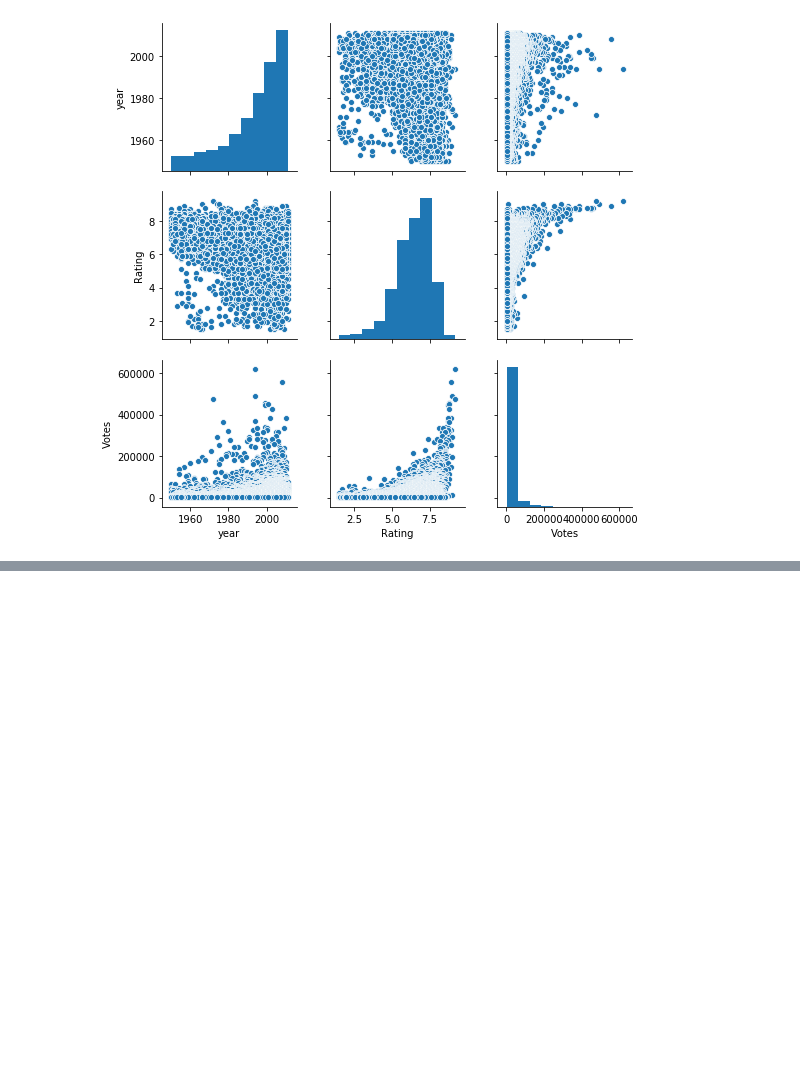
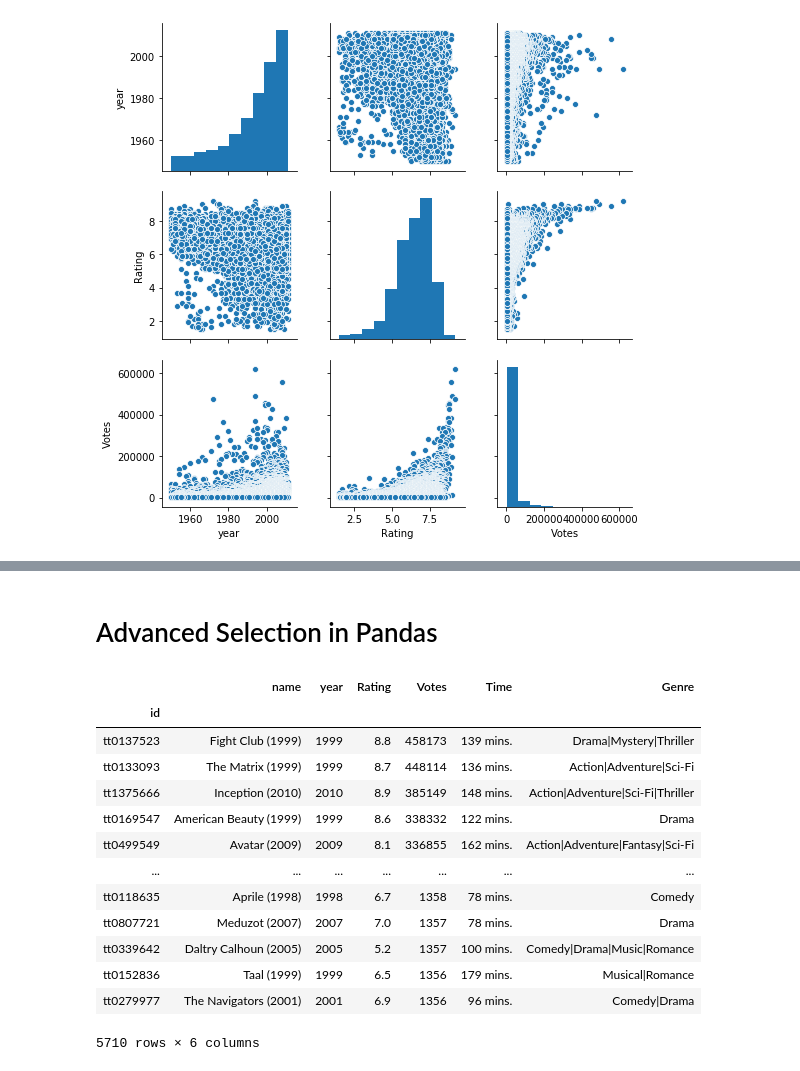
Before and after one commit to nasirhm/onemonth-python, a Jupyter notebook: Jupyter-Week3/Data_Analysis_Intro.ipynb, the cells around one changed output, grey strips where cells are left out. Drawn from its saved outputs; the diff is of its cells as text; code cells hidden in the pictures; blank space fills up the shorter version.

```diff
--- a/Jupyter-Week3/Data_Analysis_Intro.ipynb
+++ b/Jupyter-Week3/Data_Analysis_Intro.ipynb
@@ -262,0 +290,19 @@ sns.pairplot(data)
+# %% [markdown]
+# Advanced Selection in Pandas
+# %%
+data[data['year'] > 1995]
+# %% [output]
+|  | name | year | Rating | Votes | Time | Genre |
+| id |  |  |  |  |  |  |
+| tt0137523 | Fight Club (1999) | 1999 | 8.8 | 458173 | 139 mins. | Drama|Mystery|Thriller |
+| tt0133093 | The Matrix (1999) | 1999 | 8.7 | 448114 | 136 mins. | Action|Adventure|Sci-Fi |
+| tt1375666 | Inception (2010) | 2010 | 8.9 | 385149 | 148 mins. | Action|Adventure|Sci-Fi|Thriller |
+| tt0169547 | American Beauty (1999) | 1999 | 8.6 | 338332 | 122 mins. | Drama |
+| tt0499549 | Avatar (2009) | 2009 | 8.1 | 336855 | 162 mins. | Action|Adventure|Fantasy|Sci-Fi |
+| ... | ... | ... | ... | ... | ... | ... |
+| tt0118635 | Aprile (1998) | 1998 | 6.7 | 1358 | 78 mins. | Comedy |
+| tt0807721 | Meduzot (2007) | 2007 | 7.0 | 1357 | 78 mins. | Drama |
+| tt0339642 | Daltry Calhoun (2005) | 2005 | 5.2 | 1357 | 100 mins. | Comedy|Drama|Music|Romance |
+| tt0152836 | Taal (1999) | 1999 | 6.5 | 1356 | 179 mins. | Musical|Romance |
+| tt0279977 | The Navigators (2001) | 2001 | 6.9 | 1356 | 96 mins. | Comedy|Drama |
+5710 rows × 6 columns
```
Also changed, not shown: parts of 14 cells of this notebook, 1 other file.
